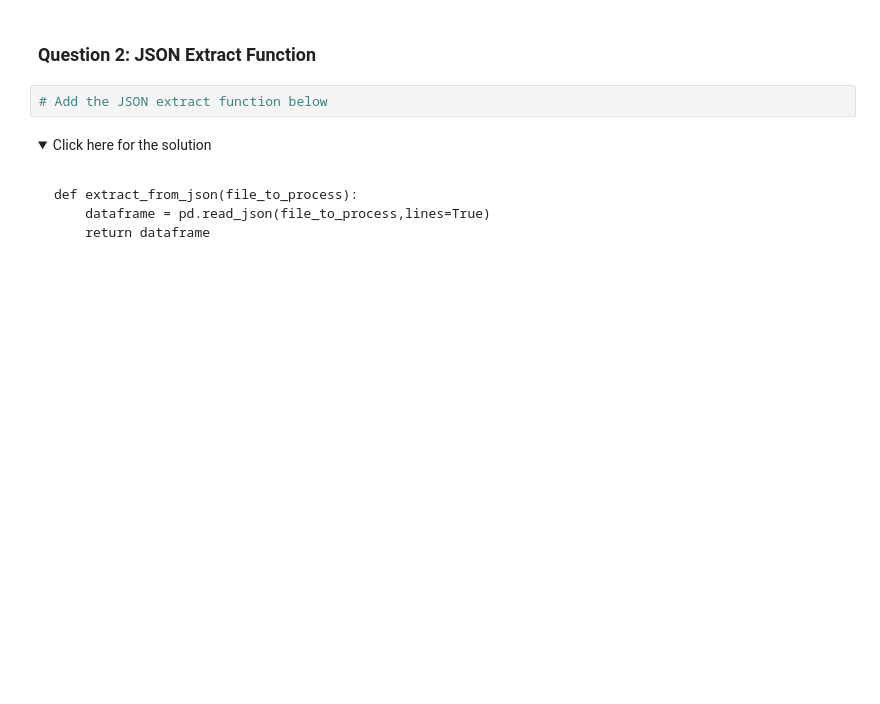
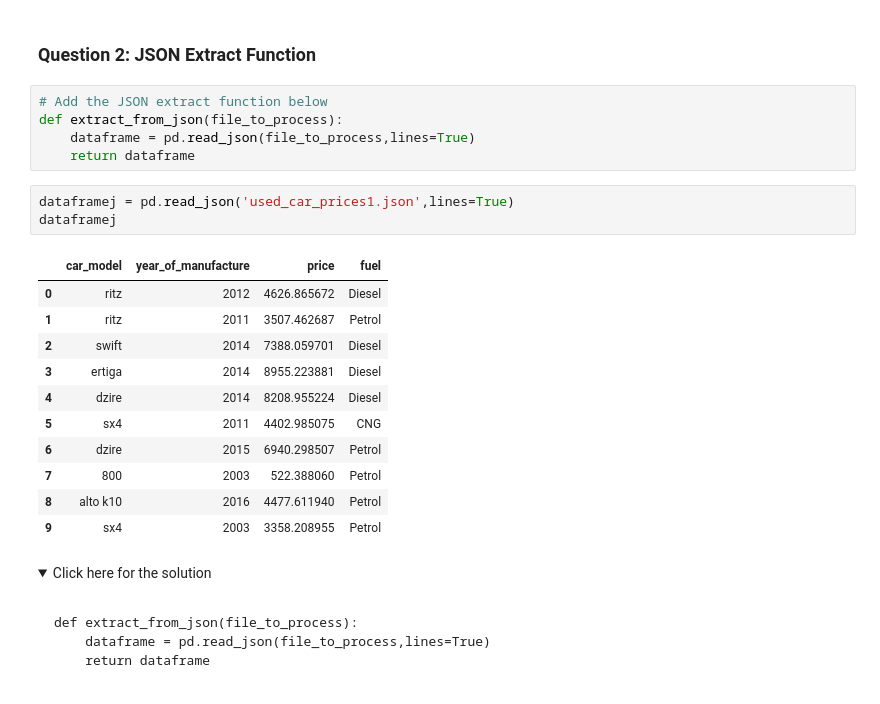
Before and after one commit to morelocj/pandas_demos, a Jupyter notebook: ETL Project/ExtractTransformLoad_V2.ipynb, the cells around one changed output. Cells and saved outputs as stored; diff of their text form; folded sections open; blank space fills up the shorter version.

```diff
--- a/ETL Project/ExtractTransformLoad_V2.ipynb
+++ b/ETL Project/ExtractTransformLoad_V2.ipynb
@@ -230,6 +242,24 @@ def extract_from_csv(file_to_process):
 ### Question 2: JSON Extract Function
 # %%
 # Add the JSON extract function below
+def extract_from_json(file_to_process):
+    dataframe = pd.read_json(file_to_process,lines=True)
+    return dataframe
+# %%
+dataframej = pd.read_json('used_car_prices1.json',lines=True)
+dataframej
+# %% [output]
+|  | car_model | year_of_manufacture | price | fuel |
+| 0 | ritz | 2012 | 4626.865672 | Diesel |
+| 1 | ritz | 2011 | 3507.462687 | Petrol |
+| 2 | swift | 2014 | 7388.059701 | Diesel |
+| 3 | ertiga | 2014 | 8955.223881 | Diesel |
+| 4 | dzire | 2014 | 8208.955224 | Diesel |
+| 5 | sx4 | 2011 | 4402.985075 | CNG |
+| 6 | dzire | 2015 | 6940.298507 | Petrol |
+| 7 | 800 | 2003 | 522.388060 | Petrol |
+| 8 | alto k10 | 2016 | 4477.611940 | Petrol |
+| 9 | sx4 | 2003 | 3358.208955 | Petrol |
 # %% [markdown]
 <details><summary>Click here for the solution</summary>
 
```
Also changed, not shown: parts of 11 cells of this notebook, 6 other files.
